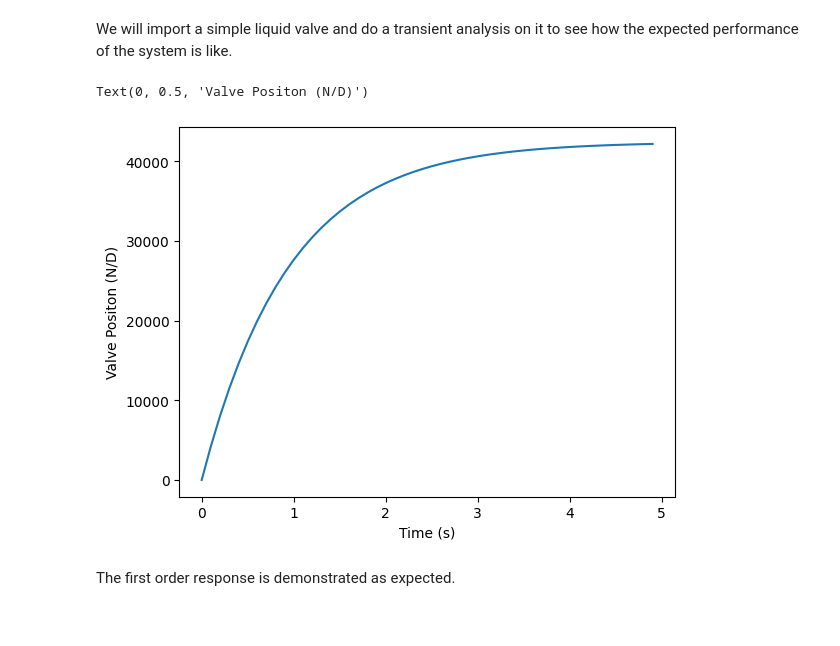
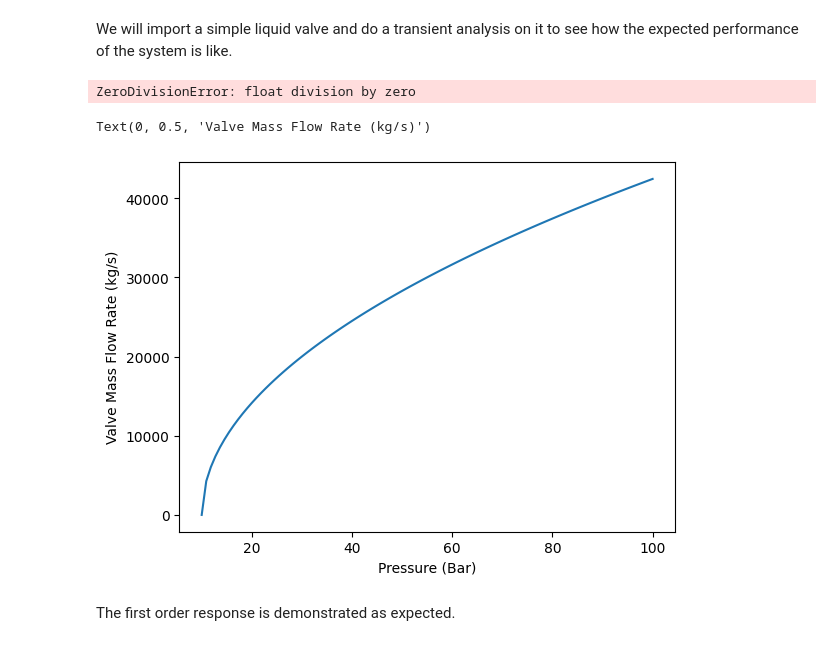
Before and after one commit to EliasAoubala/turboRocket, a Jupyter notebook: docs/gas_generator_validation.ipynb, the cells around one changed output. Drawn from its saved outputs; the diff is of its cells as text; code cells hidden in the pictures.

```diff
--- a/docs/gas_generator_validation.ipynb
+++ b/docs/gas_generator_validation.ipynb
@@ -439,7 +441,7 @@ valve.actuate(position=1)
 
 for t in t_array:
 
-    m_dot = valve.get_mdot(upstr=up_str, downstr=do_str)
+    m_dot = valve.get_mdot(upstr=up_str, downstr=do_str, dt=0.1)
 
     pos = valve.get_pos()
 
@@ -452,8 +454,38 @@ plt.plot(t_array, m_dot_array)
 plt.xlabel("Time (s)")
 plt.ylabel("Valve Positon (N/D)")
 # %% [output]
-Text(0, 0.5, 'Valve Positon (N/D)')
+ZeroDivisionError: float division by zero
-[figure, removed]
+# %%
+valve = LiquidValve(cda=1, tau=1, s_pos_init=1)
+
+up_str = IncompressibleFluid(rho=100, P=100e5)
+do_str = IncompressibleFluid(rho=100, P=10e5)
+
+
+m_dot_array = []
+m_dot_array_2 = []
+
+dt = 0.1
+
+p_array = np.linspace(10,100,100)*1e5
+
+
+for p in p_array:
+
+    up_str.set_pressure(p)
+
+    m_dot = valve.get_mdot(upstr=up_str, downstr=do_str, dt=0.1)
+
+
+    m_dot_array.append(m_dot)
+
+
+plt.plot(p_array / 1e5, m_dot_array)
+plt.xlabel("Pressure (Bar)")
+plt.ylabel("Valve Mass Flow Rate (kg/s)")
+# %% [output]
+Text(0, 0.5, 'Valve Mass Flow Rate (kg/s)')
+[figure, added]
 # %% [markdown]
 The first order response is demonstrated as expected.
 # %% [markdown]
```
Also changed, not shown: parts of 69 cells of this notebook, 5 other files.
